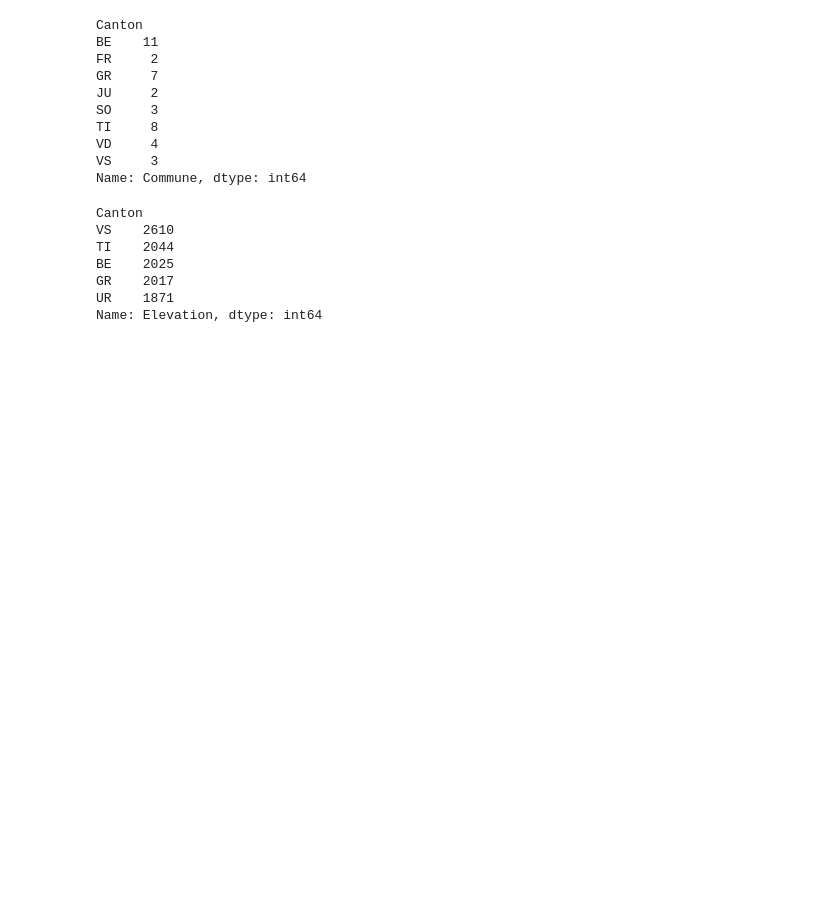
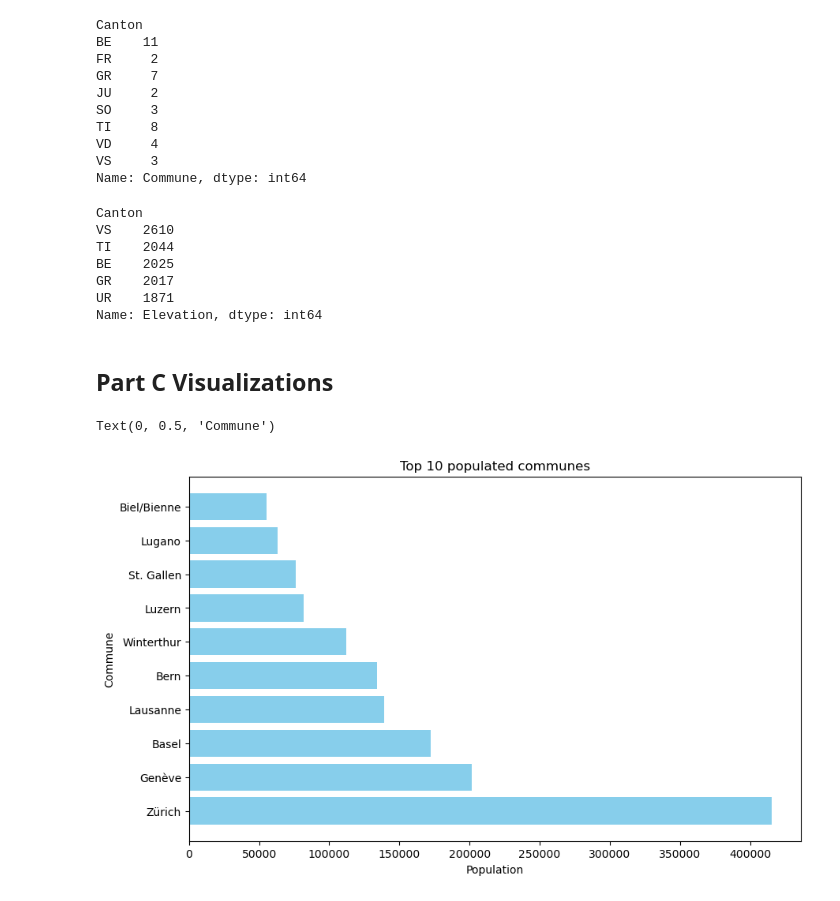
Before and after one commit to CarlosP333/Project-1, a Jupyter notebook: communes_solution.ipynb, the cells around one changed output. Saved outputs shown, nothing was run; the diff lists cells and outputs as text; code cells hidden in the pictures; blank space fills up the shorter version.

Commit message:
Update communes_solution.ipynb
Part C done

```diff
--- a/communes_solution.ipynb
+++ b/communes_solution.ipynb
@@ -207,3 +209,18 @@ BE    2025
 GR    2017
 UR    1871
 Name: Elevation, dtype: int64
+# %% [markdown]
+## Part C Visualizations
+# %%
+# 1 Top 10 population communes - Horizontal Bar Plot
+
+top_10_populated_communes = df.nlargest(10, "Residents")[["Commune", "Residents"]]
+
+plt.figure(figsize=(10, 6))
+plt.barh(top_10_populated_communes["Commune"], top_10_populated_communes["Residents"], color="skyblue")
+plt.title("Top 10 populated communes")
+plt.xlabel("Population")
+plt.ylabel("Commune")
+# %% [output]
+Text(0, 0.5, 'Commune')
+[figure, added]
```
Also changed, not shown: parts of 14 cells of this notebook.
